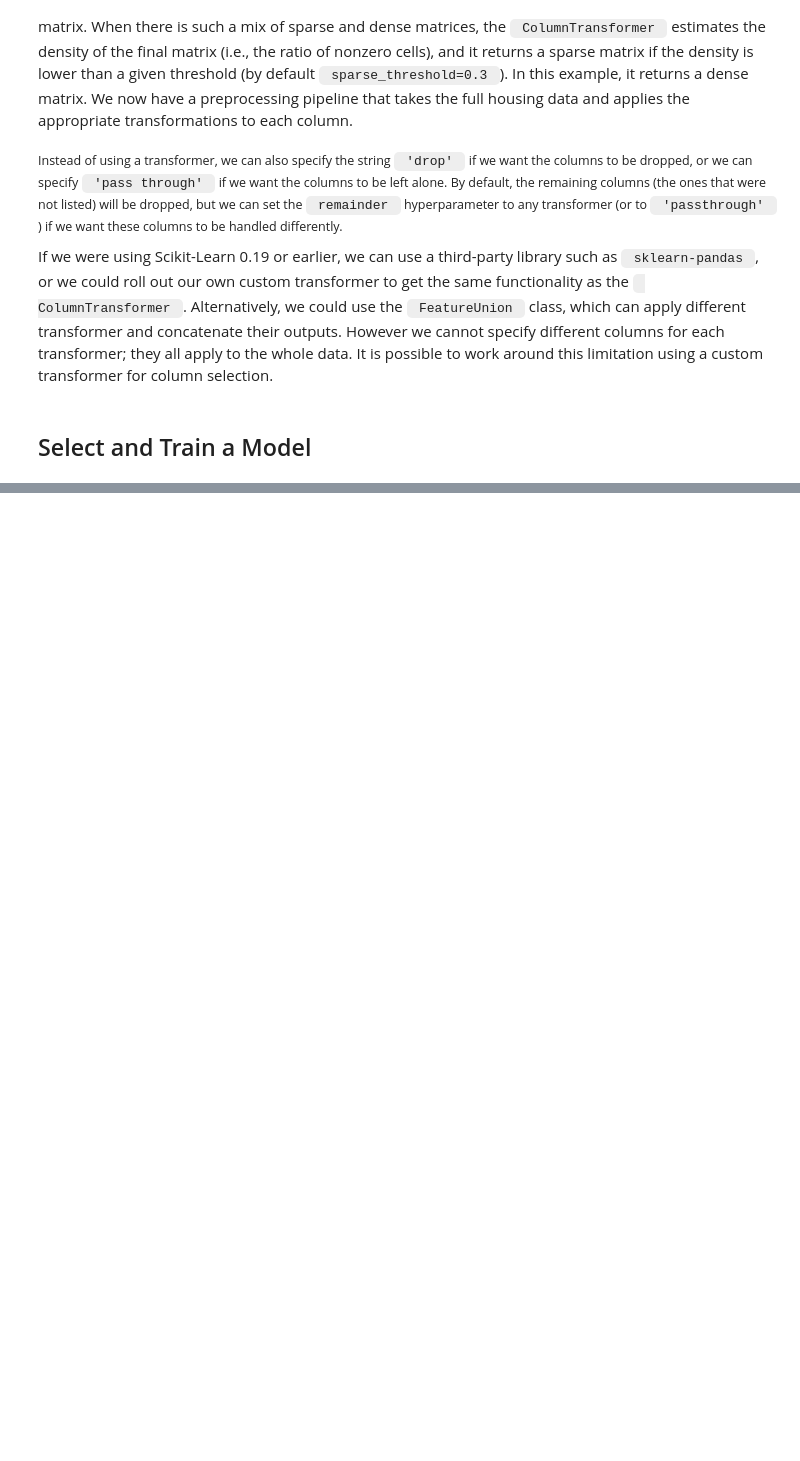
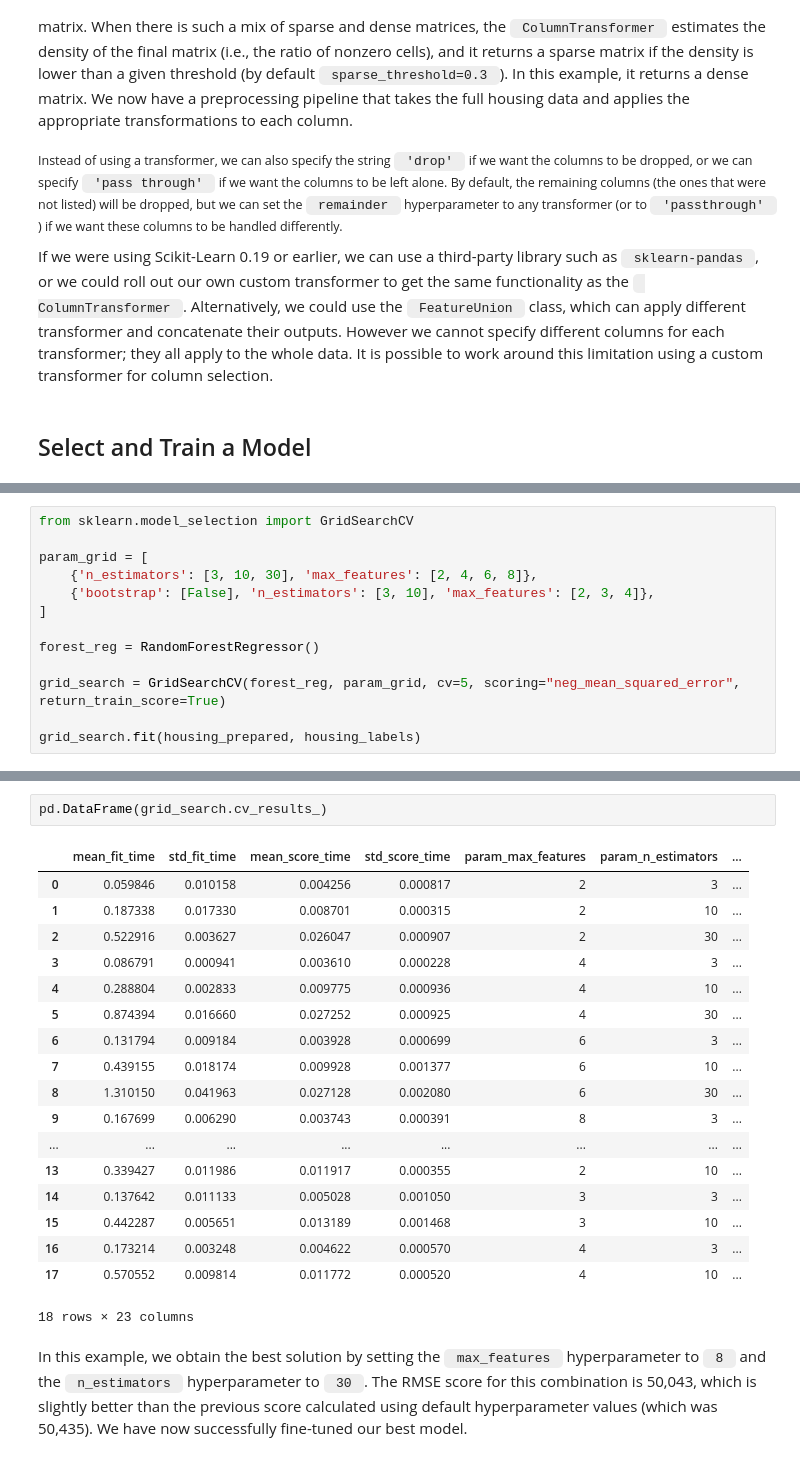
Before and after one commit to shahbajsingh/property-pricing-ca1990, a Jupyter notebook: cali-housing-price-model.ipynb, the cells around one changed output, grey strips where cells are left out. Saved outputs shown, nothing was run; the diff lists cells and outputs as text; blank space fills up the shorter version.

```diff
--- a/cali-housing-price-model.ipynb
+++ b/cali-housing-price-model.ipynb
@@ -1013,0 +1024,13 @@ svm_rmse
+# %%
+from sklearn.model_selection import GridSearchCV
+
+param_grid = [
+    {'n_estimators': [3, 10, 30], 'max_features': [2, 4, 6, 8]},
+    {'bootstrap': [False], 'n_estimators': [3, 10], 'max_features': [2, 3, 4]},
+]
+
+forest_reg = RandomForestRegressor()
+
+grid_search = GridSearchCV(forest_reg, param_grid, cv=5, scoring="neg_mean_squared_error", return_train_score=True)
+
+grid_search.fit(housing_prepared, housing_labels)
@@ -1013,0 +1087,23 @@ svm_rmse
+# %%
+pd.DataFrame(grid_search.cv_results_)
+# %% [output]
+|  | mean_fit_time | std_fit_time | mean_score_time | std_score_time | param_max_features | param_n_estimators | ... |
+| 0 | 0.059846 | 0.010158 | 0.004256 | 0.000817 | 2 | 3 | ... |
+| 1 | 0.187338 | 0.017330 | 0.008701 | 0.000315 | 2 | 10 | ... |
+| 2 | 0.522916 | 0.003627 | 0.026047 | 0.000907 | 2 | 30 | ... |
+| 3 | 0.086791 | 0.000941 | 0.003610 | 0.000228 | 4 | 3 | ... |
+| 4 | 0.288804 | 0.002833 | 0.009775 | 0.000936 | 4 | 10 | ... |
+| 5 | 0.874394 | 0.016660 | 0.027252 | 0.000925 | 4 | 30 | ... |
+| 6 | 0.131794 | 0.009184 | 0.003928 | 0.000699 | 6 | 3 | ... |
+| 7 | 0.439155 | 0.018174 | 0.009928 | 0.001377 | 6 | 10 | ... |
+| 8 | 1.310150 | 0.041963 | 0.027128 | 0.002080 | 6 | 30 | ... |
+| 9 | 0.167699 | 0.006290 | 0.003743 | 0.000391 | 8 | 3 | ... |
+| ... | ... | ... | ... | ... | ... | ... | ... |
+| 13 | 0.339427 | 0.011986 | 0.011917 | 0.000355 | 2 | 10 | ... |
+| 14 | 0.137642 | 0.011133 | 0.005028 | 0.001050 | 3 | 3 | ... |
+| 15 | 0.442287 | 0.005651 | 0.013189 | 0.001468 | 3 | 10 | ... |
+| 16 | 0.173214 | 0.003248 | 0.004622 | 0.000570 | 4 | 3 | ... |
+| 17 | 0.570552 | 0.009814 | 0.011772 | 0.000520 | 4 | 10 | ... |
+18 rows × 23 columns
+# %% [markdown]
+In this example, we obtain the best solution by setting the <code> max_features </code> hyperparameter to <code> 8 </code> and the <code> n_estimators </code> hyperparameter to <code> 30 </code>. The RMSE score for this combination is 50,043, which is slightly better than the previous score calculated using default hyperparameter values (which was 50,435). We have now successfully fine-tuned our best model.
```
Also changed, not shown: parts of 62 cells of this notebook.
